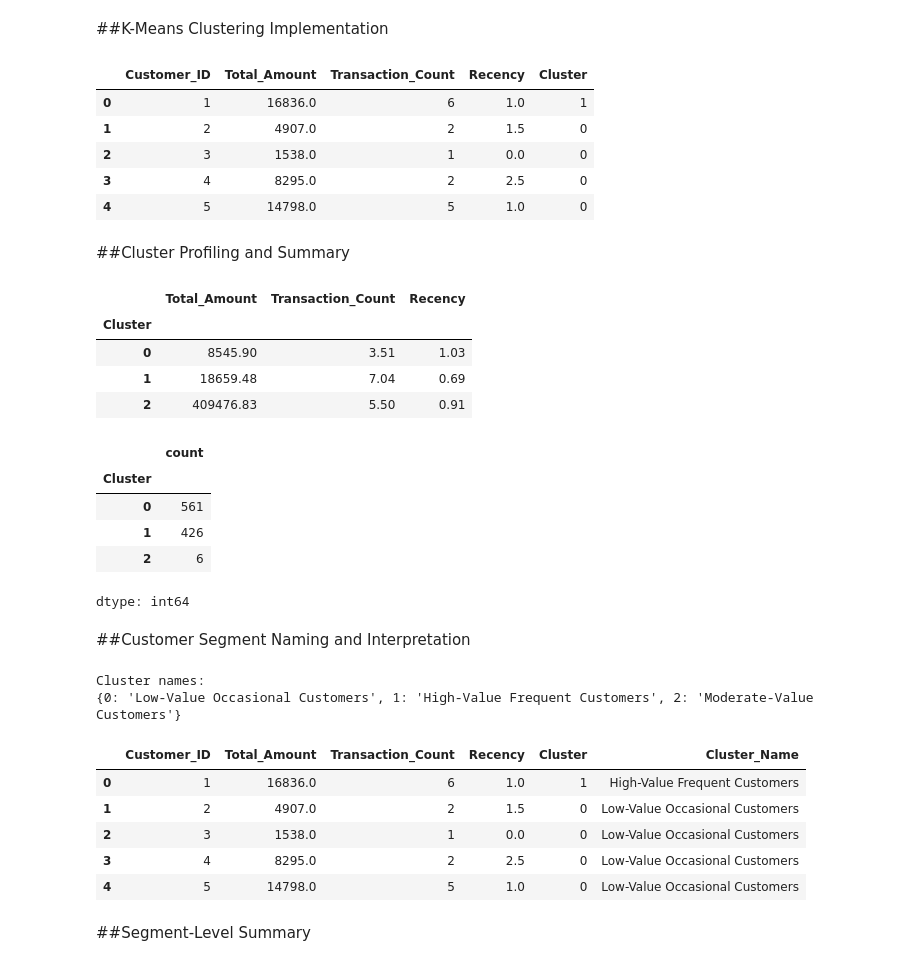
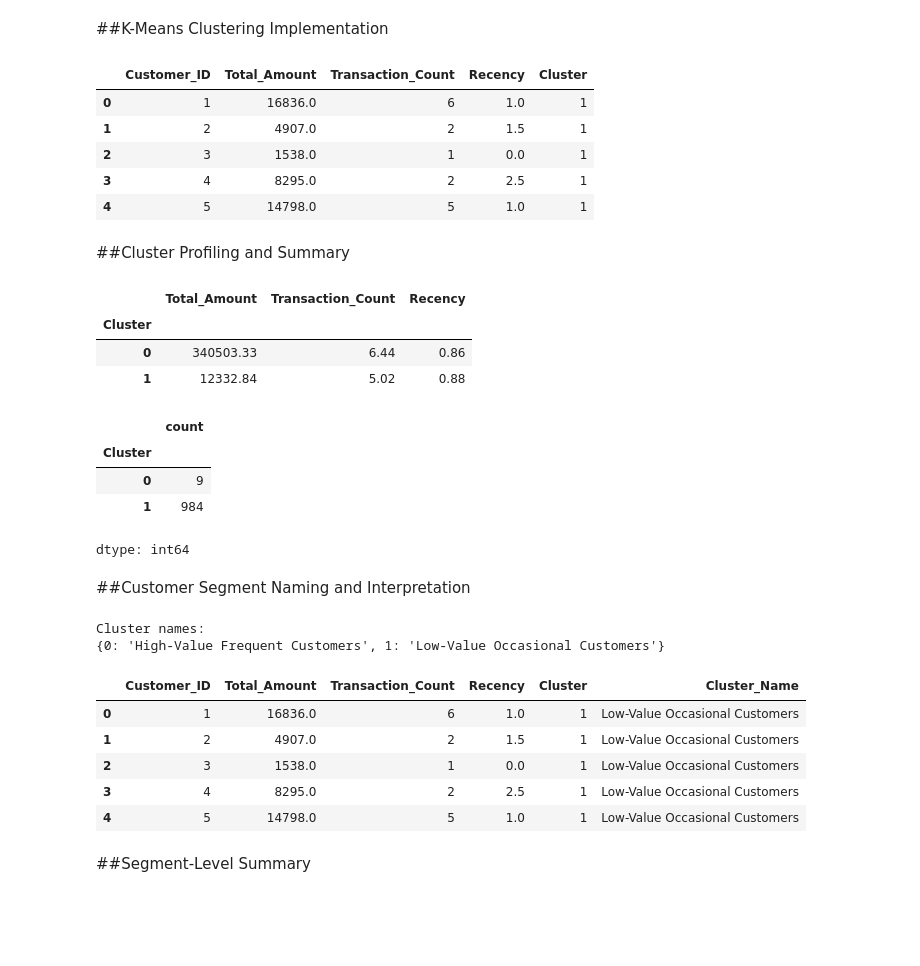
Before and after one commit to naz-picones/MO-IT128-DMP-A3107-Lucero-Picones-Ramos, a Jupyter notebook: Refined MO_IT128_Homework_Project_Clustering_and_Segmentation_BSIT_A3107_Lucero,C_J,_Ramos,_M_G,_Picones,M_N.ipynb, the cells around one changed output. Cells and saved outputs as stored; diff of their text form; code cells hidden in the pictures; blank space fills up the shorter version.

```diff
--- a/Refined MO_IT128_Homework_Project_Clustering_and_Segmentation_BSIT_A3107_Lucero,C_J,_Ramos,_M_G,_Picones,M_N.ipynb
+++ b/Refined MO_IT128_Homework_Project_Clustering_and_Segmentation_BSIT_A3107_Lucero,C_J,_Ramos,_M_G,_Picones,M_N.ipynb
@@ -151,19 +151,20 @@ Best silhouette score: 0.825
 # %% [markdown]
 ##K-Means Clustering Implementation
 # %%
-K = 3  # keep 3 for your report
+# Use best K from silhouette
+K = int(best_k)
+
 kmeans = KMeans(n_clusters=K, n_init=10, random_state=42)
-
 customer_profile["Cluster"] = kmeans.fit_predict(X_scaled)
 
 display(customer_profile.head())
 # %% [output]
 |  | Customer_ID | Total_Amount | Transaction_Count | Recency | Cluster |
 | 0 | 1 | 16836.0 | 6 | 1.0 | 1 |
-| 1 | 2 | 4907.0 | 2 | 1.5 | 0 |
-| 2 | 3 | 1538.0 | 1 | 0.0 | 0 |
-| 3 | 4 | 8295.0 | 2 | 2.5 | 0 |
-| 4 | 5 | 14798.0 | 5 | 1.0 | 0 |
+| 1 | 2 | 4907.0 | 2 | 1.5 | 1 |
+| 2 | 3 | 1538.0 | 1 | 0.0 | 1 |
+| 3 | 4 | 8295.0 | 2 | 2.5 | 1 |
+| 4 | 5 | 14798.0 | 5 | 1.0 | 1 |
 # %% [markdown]
 ##Cluster Profiling and Summary
 # %%
@@ -175,14 +176,12 @@ display(cluster_counts)
 # %% [output]
 |  | Total_Amount | Transaction_Count | Recency |
 | Cluster |  |  |  |
-| 0 | 8545.90 | 3.51 | 1.03 |
-| 1 | 18659.48 | 7.04 | 0.69 |
-| 2 | 409476.83 | 5.50 | 0.91 |
+| 0 | 340503.33 | 6.44 | 0.86 |
+| 1 | 12332.84 | 5.02 | 0.88 |
 |  | count |
 | Cluster |  |
-| 0 | 561 |
-| 1 | 426 |
-| 2 | 6 |
+| 0 | 9 |
+| 1 | 984 |
 dtype: int64
 # %% [markdown]
 ##Customer Segment Naming and Interpretation
@@ -212,13 +211,13 @@ print(cluster_names)
 display(customer_profile.head())
 # %% [output]
 Cluster names:
-{0: 'Low-Value Occasional Customers', 1: 'High-Value Frequent Customers', 2: 'Moderate-Value Customers'}
+{0: 'High-Value Frequent Customers', 1: 'Low-Value Occasional Customers'}
 |  | Customer_ID | Total_Amount | Transaction_Count | Recency | Cluster | Cluster_Name |
-| 0 | 1 | 16836.0 | 6 | 1.0 | 1 | High-Value Frequent Customers |
-| 1 | 2 | 4907.0 | 2 | 1.5 | 0 | Low-Value Occasional Customers |
-| 2 | 3 | 1538.0 | 1 | 0.0 | 0 | Low-Value Occasional Customers |
-| 3 | 4 | 8295.0 | 2 | 2.5 | 0 | Low-Value Occasional Customers |
-| 4 | 5 | 14798.0 | 5 | 1.0 | 0 | Low-Value Occasional Customers |
+| 0 | 1 | 16836.0 | 6 | 1.0 | 1 | Low-Value Occasional Customers |
+| 1 | 2 | 4907.0 | 2 | 1.5 | 1 | Low-Value Occasional Customers |
+| 2 | 3 | 1538.0 | 1 | 0.0 | 1 | Low-Value Occasional Customers |
+| 3 | 4 | 8295.0 | 2 | 2.5 | 1 | Low-Value Occasional Customers |
+| 4 | 5 | 14798.0 | 5 | 1.0 | 1 | Low-Value Occasional Customers |
 # %% [markdown]
 ##Segment-Level Summary
 # %%
```
Also changed, not shown: parts of 8 cells of this notebook.
